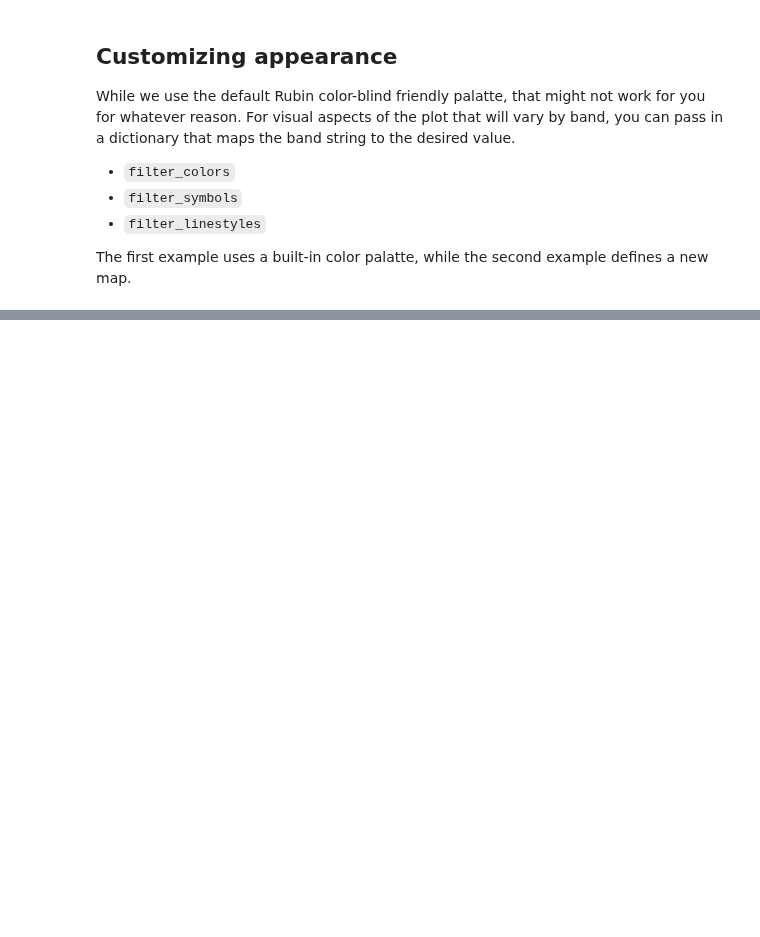
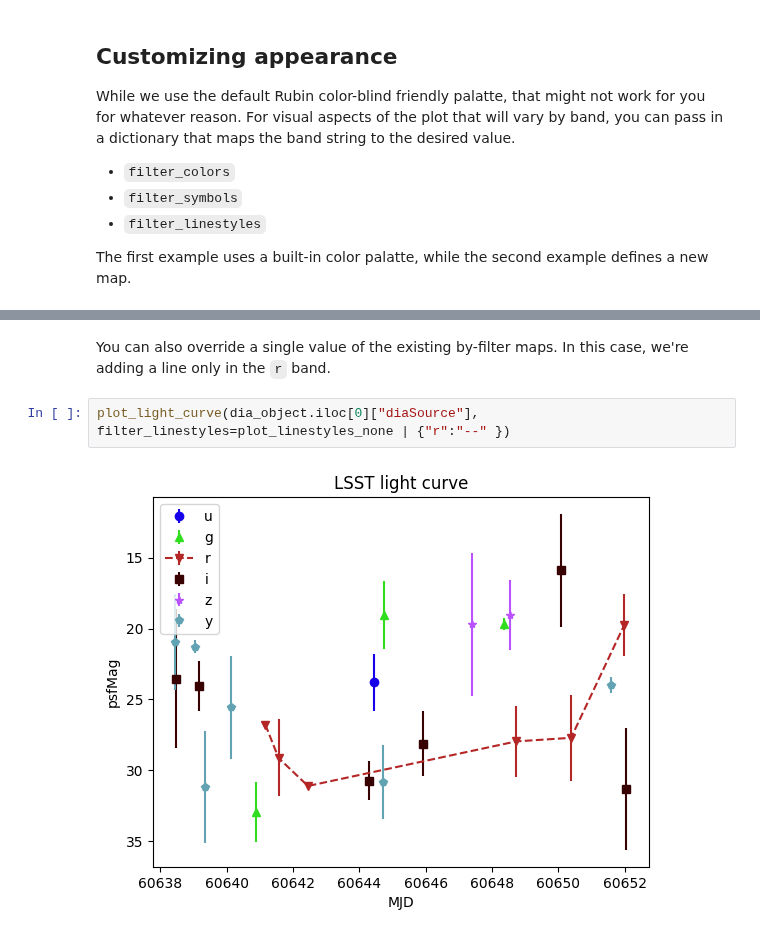
Before and after one commit to astronomy-commons/lsdb-rubin, a Jupyter notebook: docs/notebooks/plot_light_curves.ipynb, the cells around one changed output, grey strips where cells are left out. Drawn from its saved outputs; the diff is of its cells as text; blank space fills up the shorter version.

```diff
--- a/docs/notebooks/plot_light_curves.ipynb
+++ b/docs/notebooks/plot_light_curves.ipynb
@@ -76,0 +108,6 @@ plot_light_curve(dia_object.iloc[0]["diaSource"], filter_colors=color_map)
+# %% [markdown]
+You can also override a single value of the existing by-filter maps. In this case, we're adding a line only in the `r` band.
+# %%
+plot_light_curve(dia_object.iloc[0]["diaSource"], filter_linestyles=plot_linestyles_none | {"r":"--" })
+# %% [output]
+[figure, added]
```
Also changed, not shown: parts of 10 cells of this notebook, 2 other files.
